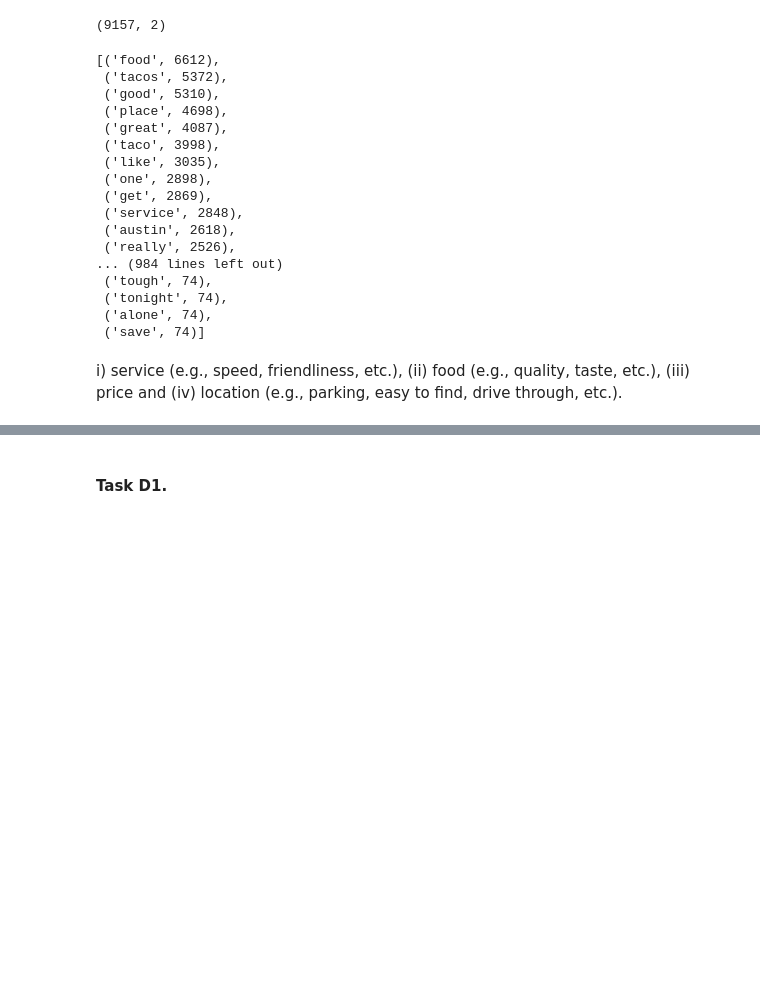
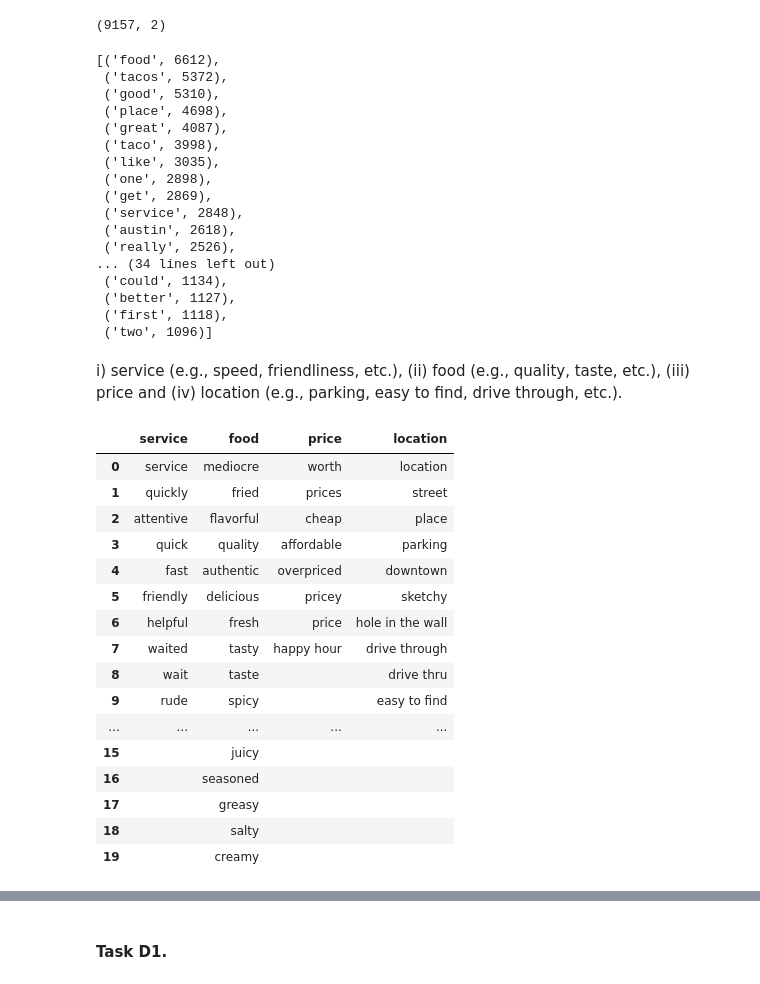
Before and after one commit to kwura/user-generated-content-analytics, a Jupyter notebook: A03/HW3taskBCDEF.ipynb, the cells around one changed output, grey strips where cells are left out. Cells and saved outputs as stored; diff of their text form; code cells hidden in the pictures; blank space fills up the shorter version.

```diff
--- a/A03/HW3taskBCDEF.ipynb
+++ b/A03/HW3taskBCDEF.ipynb
@@ -52,7 +56,7 @@ stopwords = stopwords.words('english')[:]
 # %%
 filter_words = Counter(x for x in tokens if x not in stopwords and x.isdigit() == False and len(x) != 1 and x.isalpha() == True)
 # %%
-filter_words.most_common()[:1000]
+filter_words.most_common()[:50]
 # %% [output]
 [('food', 6612),
  ('tacos', 5372),
@@ -66,10 +70,10 @@ filter_words.most_common()[:1000]
  ('service', 2848),
  ('austin', 2618),
  ('really', 2526),
-... (984 lines left out)
- ('tough', 74),
- ('tonight', 74),
- ('alone', 74),
- ('save', 74)]
+... (34 lines left out)
+ ('could', 1134),
+ ('better', 1127),
+ ('first', 1118),
+ ('two', 1096)]
 # %% [markdown]
 i) service (e.g., speed, friendliness, etc.), (ii) food (e.g., quality, taste, etc.), (iii) price and (iv) location (e.g., parking, easy to find, drive through, etc.).
@@ -76,3 +85,32 @@ i) service (e.g., speed, friendliness, etc.), (ii) food (e.g., quality, taste, e
+# %%
+s1 = pd.Series(service_words, name = 'service')
+s2 = pd.Series(food_words, name = 'food')
+s3 = pd.Series(price_words, name = 'price')
+s4 = pd.Series(location_words, name = 'location')
+
+replacement_table = pd.concat([s1,s2,s3,s4], axis = 1)
+
+replacement_table = replacement_table.replace(np.nan, '', regex=True)
+# %%
+replacement_table
+# %% [output]
+|  | service | food | price | location |
+| 0 | service | mediocre | worth | location |
+| 1 | quickly | fried | prices | street |
+| 2 | attentive | flavorful | cheap | place |
+| 3 | quick | quality | affordable | parking |
+| 4 | fast | authentic | overpriced | downtown |
+| 5 | friendly | delicious | pricey | sketchy |
+| 6 | helpful | fresh | price | hole in the wall |
+| 7 | waited | tasty | happy hour | drive through |
+| 8 | wait | taste |  | drive thru |
+| 9 | rude | spicy |  | easy to find |
+| ... | ... | ... | ... | ... |
+| 15 |  | juicy |  |  |
+| 16 |  | seasoned |  |  |
+| 17 |  | greasy |  |  |
+| 18 |  | salty |  |  |
+| 19 |  | creamy |  |  |
 # %%
 def replace_names(text):
 
```
Also changed, not shown: parts of 20 cells of this notebook, 2 other files.
